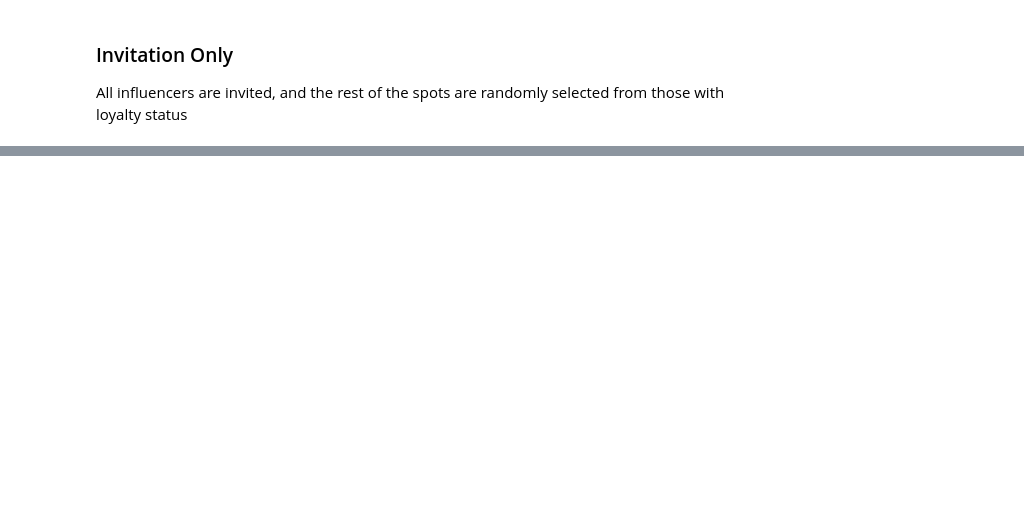
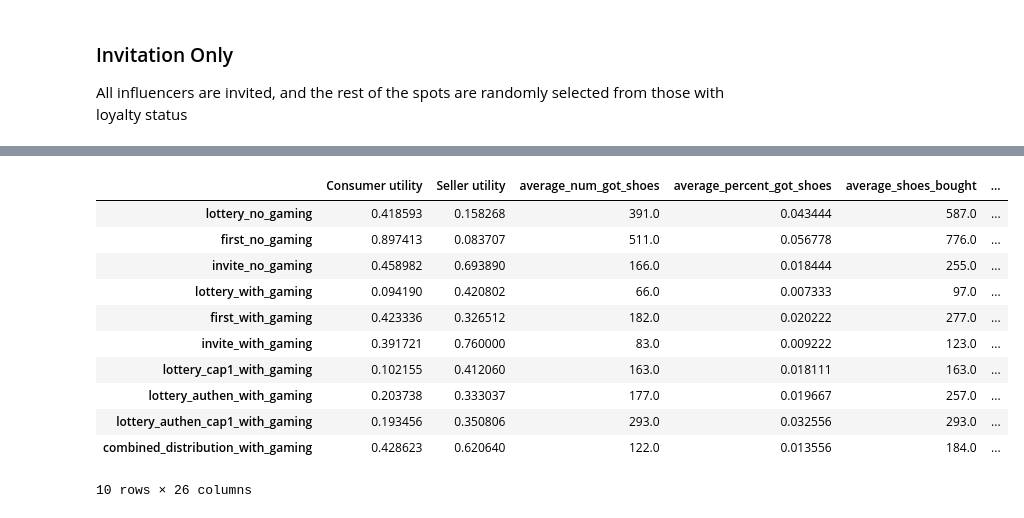
Before and after one commit to lydiareader/dcds-500-project-2, a Jupyter notebook: model/exploration.ipynb, the cells around one changed output, grey strips where cells are left out. Saved outputs shown, nothing was run; the diff lists cells and outputs as text; code cells hidden in the pictures; blank space fills up the shorter version.

```diff
--- a/model/exploration.ipynb
+++ b/model/exploration.ipynb
@@ -122,0 +160,14 @@ reseller difference in actual and expected:  -2
+# %%
+env.restock(1000)
+env.run_lottery_with_gaming_auth(cap=2)  # run lottery and get dataframe of all results
+df = env.get_fake_df_auth()
+#get_utilities(df)
+#group_fairness(df)
+lottery_authen_with_gaming = pd.Series(group_fairness(df), name='lottery_authen_with_gaming')
+# %%
+env.restock(1000)
+env.run_lottery_with_gaming_auth(cap=1)  # run lottery and get dataframe of all results
+df = env.get_fake_df_auth()
+#get_utilities(df)
+#group_fairness(df)
+lottery_authen_cap1_with_gaming = pd.Series(group_fairness(df), name='lottery_authen_cap1_with_gaming')
@@ -122,0 +178,13 @@ reseller difference in actual and expected:  -2
+# %%
+env.restock(200)
+env.run_lottery_with_gaming_auth()
+env.restock_without_reset(500)
+env.run_first_come_with_gaming()
+env.restock_without_reset(300)
+env.run_invitation_with_gaming()
+df = env.get_real_fake_df()
+#get_utilities(df)
+#group_fairness(df)
+combined_distribution_with_gaming = pd.Series(group_fairness(df), name='combined_distribution_with_gaming')
+# %%
+final_result = pd.DataFrame([lottery_no_gaming, first_no_gaming, invite_no_gaming,lottery_with_gaming,first_with_gaming,invite_with_gaming,lottery_cap1_with_gaming,lottery_authen_with_gaming,lottery_authen_cap1_with_gaming,combined_distribution_with_gaming])
@@ -122,0 +230,15 @@ reseller difference in actual and expected:  -2
+# %%
+final_result
+# %% [output]
+|  | Consumer utility | Seller utility | average_num_got_shoes | average_percent_got_shoes | average_shoes_bought | ... |
+| lottery_no_gaming | 0.418593 | 0.158268 | 391.0 | 0.043444 | 587.0 | ... |
+| first_no_gaming | 0.897413 | 0.083707 | 511.0 | 0.056778 | 776.0 | ... |
+| invite_no_gaming | 0.458982 | 0.693890 | 166.0 | 0.018444 | 255.0 | ... |
+| lottery_with_gaming | 0.094190 | 0.420802 | 66.0 | 0.007333 | 97.0 | ... |
+| first_with_gaming | 0.423336 | 0.326512 | 182.0 | 0.020222 | 277.0 | ... |
+| invite_with_gaming | 0.391721 | 0.760000 | 83.0 | 0.009222 | 123.0 | ... |
+| lottery_cap1_with_gaming | 0.102155 | 0.412060 | 163.0 | 0.018111 | 163.0 | ... |
+| lottery_authen_with_gaming | 0.203738 | 0.333037 | 177.0 | 0.019667 | 257.0 | ... |
+| lottery_authen_cap1_with_gaming | 0.193456 | 0.350806 | 293.0 | 0.032556 | 293.0 | ... |
+| combined_distribution_with_gaming | 0.428623 | 0.620640 | 122.0 | 0.013556 | 184.0 | ... |
+10 rows × 26 columns
```
Also changed, not shown: parts of 25 cells of this notebook, 4 other files.
